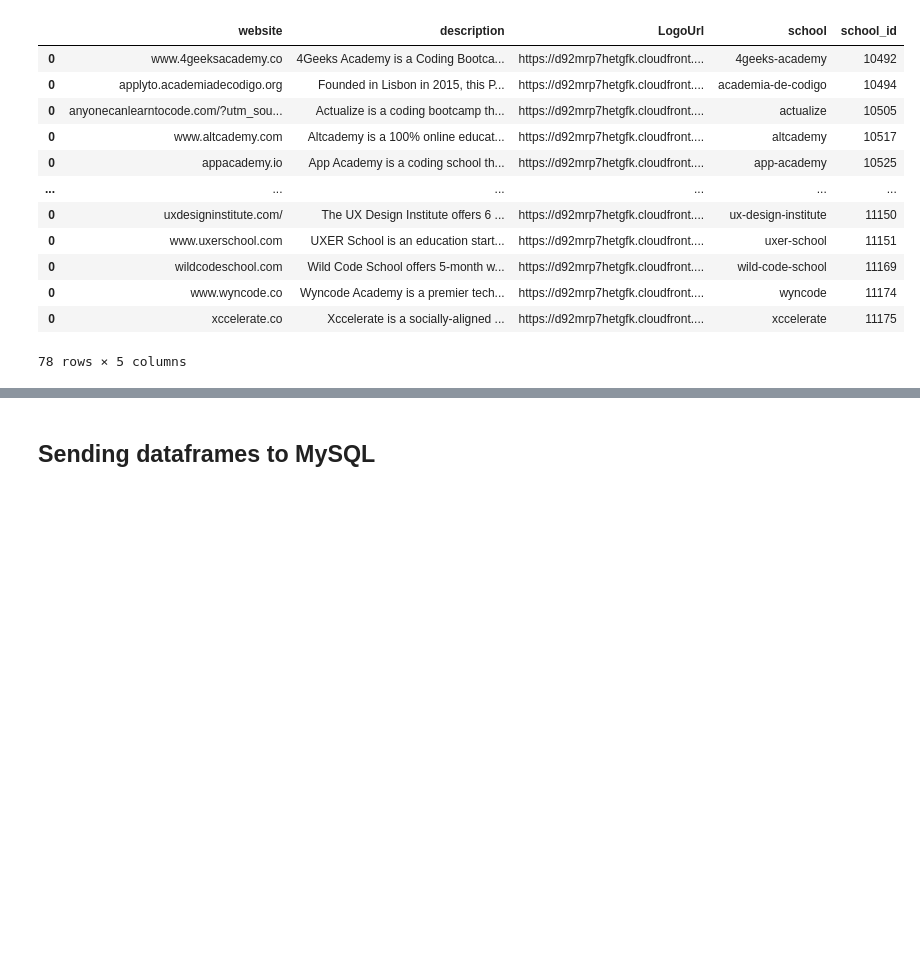
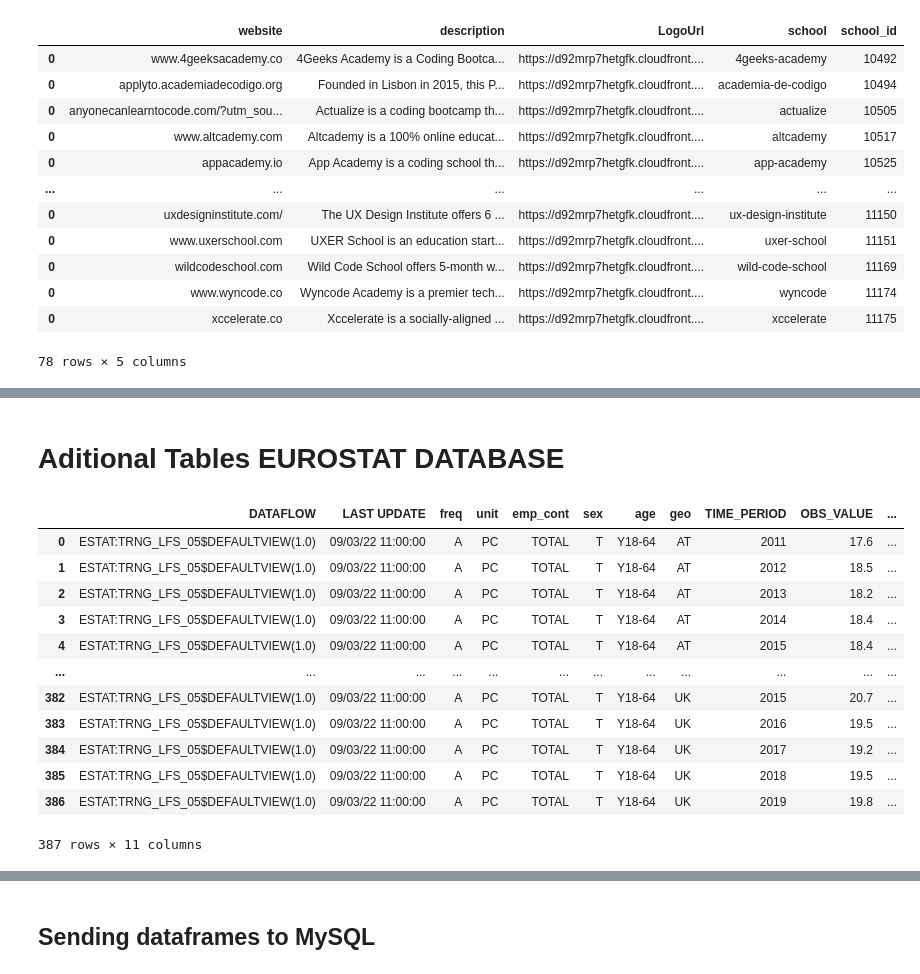
Before and after one commit to aboyalejandro/sql_project, a Jupyter notebook: sql_project_code.ipynb, the cells around one changed output, grey strips where cells are left out. Cells and saved outputs as stored; diff of their text form; code cells hidden in the pictures; blank space fills up the shorter version.

```diff
--- a/sql_project_code.ipynb
+++ b/sql_project_code.ipynb
@@ -861,0 +1111,20 @@ comments.drop(['user','comments'], axis='columns', inplace=True)
+# %% [markdown]
+# Aditional Tables EUROSTAT DATABASE
+# %%
+part_empl_edu= pd.read_csv('participation_of_aempl_education.csv')
+# %%
+part_empl_edu
+# %% [output]
+|  | DATAFLOW | LAST UPDATE | freq | unit | emp_cont | sex | age | geo | TIME_PERIOD | OBS_VALUE | ... |
+| 0 | ESTAT:TRNG_LFS_05$DEFAULTVIEW(1.0) | 09/03/22 11:00:00 | A | PC | TOTAL | T | Y18-64 | AT | 2011 | 17.6 | ... |
+| 1 | ESTAT:TRNG_LFS_05$DEFAULTVIEW(1.0) | 09/03/22 11:00:00 | A | PC | TOTAL | T | Y18-64 | AT | 2012 | 18.5 | ... |
+| 2 | ESTAT:TRNG_LFS_05$DEFAULTVIEW(1.0) | 09/03/22 11:00:00 | A | PC | TOTAL | T | Y18-64 | AT | 2013 | 18.2 | ... |
+| 3 | ESTAT:TRNG_LFS_05$DEFAULTVIEW(1.0) | 09/03/22 11:00:00 | A | PC | TOTAL | T | Y18-64 | AT | 2014 | 18.4 | ... |
+| 4 | ESTAT:TRNG_LFS_05$DEFAULTVIEW(1.0) | 09/03/22 11:00:00 | A | PC | TOTAL | T | Y18-64 | AT | 2015 | 18.4 | ... |
+| ... | ... | ... | ... | ... | ... | ... | ... | ... | ... | ... | ... |
+| 382 | ESTAT:TRNG_LFS_05$DEFAULTVIEW(1.0) | 09/03/22 11:00:00 | A | PC | TOTAL | T | Y18-64 | UK | 2015 | 20.7 | ... |
+| 383 | ESTAT:TRNG_LFS_05$DEFAULTVIEW(1.0) | 09/03/22 11:00:00 | A | PC | TOTAL | T | Y18-64 | UK | 2016 | 19.5 | ... |
+| 384 | ESTAT:TRNG_LFS_05$DEFAULTVIEW(1.0) | 09/03/22 11:00:00 | A | PC | TOTAL | T | Y18-64 | UK | 2017 | 19.2 | ... |
+| 385 | ESTAT:TRNG_LFS_05$DEFAULTVIEW(1.0) | 09/03/22 11:00:00 | A | PC | TOTAL | T | Y18-64 | UK | 2018 | 19.5 | ... |
+| 386 | ESTAT:TRNG_LFS_05$DEFAULTVIEW(1.0) | 09/03/22 11:00:00 | A | PC | TOTAL | T | Y18-64 | UK | 2019 | 19.8 | ... |
+387 rows × 11 columns
```
Also changed, not shown: parts of 63 cells of this notebook, 12 other files.
